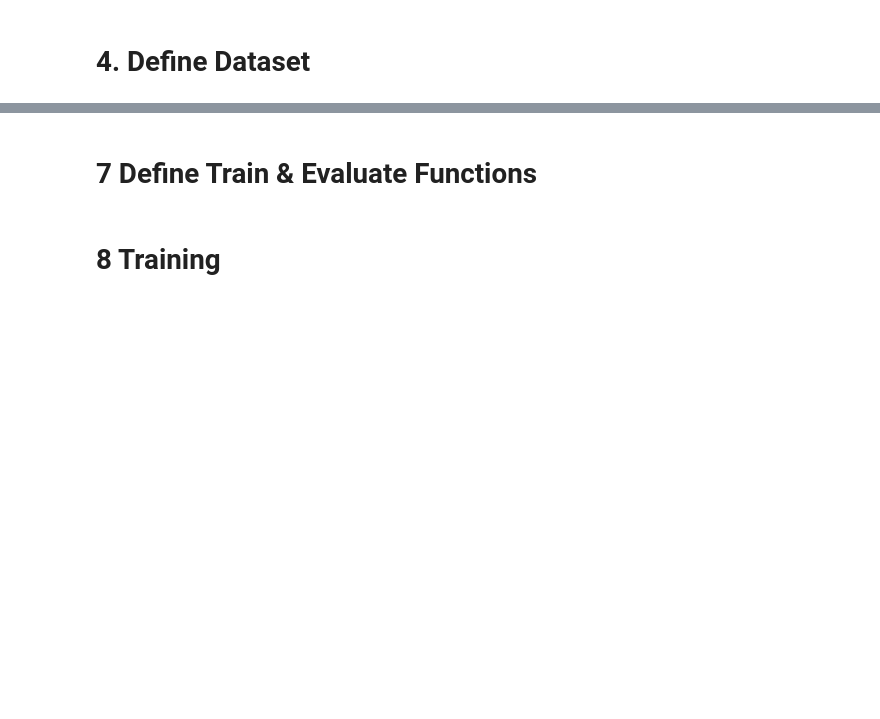
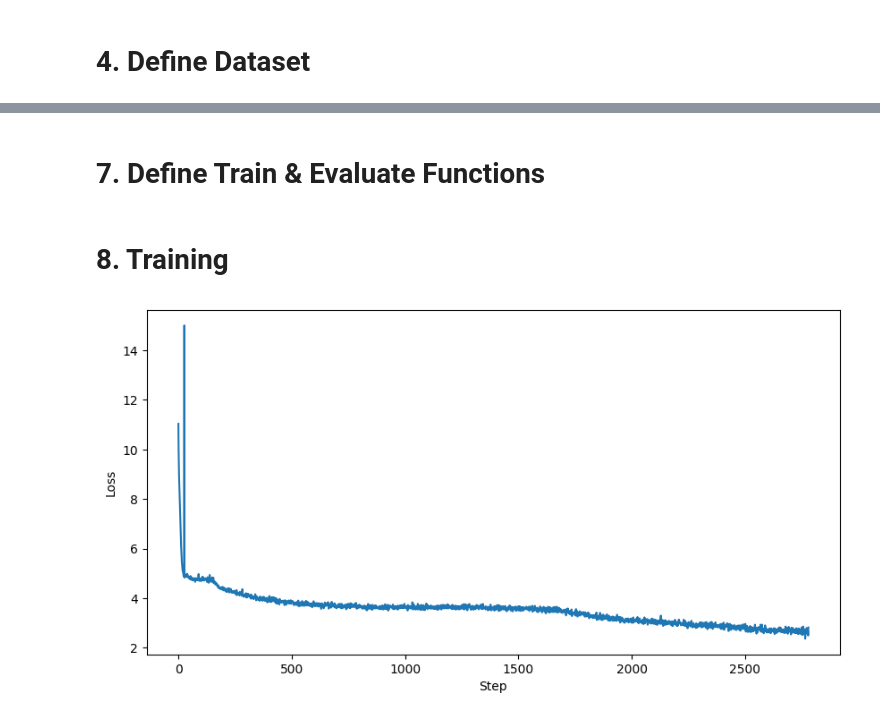
Before and after one commit to COK-ZhangZiliang/llm-learn, a Jupyter notebook: GPT2.ipynb, the cells around one changed output, grey strips where cells are left out. Cells and saved outputs as stored; diff of their text form; code cells hidden in the pictures; blank space fills up the shorter version.

Commit message:
fin: compeleted the training

```diff
--- a/GPT2.ipynb
+++ b/GPT2.ipynb
@@ -248,6 +251,9 @@ scheduler = torch.optim.lr_scheduler.CosineAnnealingLR(optimizer, T_max=1000)
 # %% [markdown]
-# 7 Define Train & Evaluate Functions
+# 7. Define Train & Evaluate Functions
 # %%
+from IPython.display import clear_output
+import matplotlib.pyplot as plt
+
 def train(model, optimizer, scheduler, train_loader):
     model.train()
     total_loss = 0
@@ -258,51 +264,45 @@ def train(model, optimizer, scheduler, train_loader):
         loss.backward()
         optimizer.step()
         scheduler.step()
-        total_los += loss.item()
+        total_loss += loss.item()
 
-        if step % 100 == 0:
-            print(f"Epoch: {epoch}, Step: {step}/{len(train_loader)}, Loss: {loss.item():.4f}")
+        # if step % 100 == 0:
+        #     print(f"Epoch: {epoch}, Step: {step}/{len(train_loader)}, Loss: {loss.item():.4f}")
+
+        # dynamically drawing the loss curve
+        losses.append(loss.item())
+        clear_output(wait=True)
+        plt.figure(figsize=(10, 5))
+        plt.plot(losses)
+        plt.xlabel('Step')
+        plt.ylabel('Loss')
+        plt.show()
     return total_loss
 
 def eval(model, val_loader):
     model.eval()
     val_loss = 0
     with torch.no_grad():
-        for x, y in test_loader:
+        for x, y in val_loader:
             x, y = x.to(device), y.to(device)
             logits, loss = model(x, y)
             val_loss += loss.item()
     return val_loss
 # %% [markdown]
-# 8 Training
+# 8. Training
 # %%
-from IPython.display import clear_output
-
-for epoch in range(2000):
+losses = []
+for epoch in range(10):
     train_loss = train(model, optimizer, scheduler, train_loader)
     val_loss = eval(model, val_loader)
 
-    # dynamically drawing the loss curve
-    import matplotlib.pyplot as plt
-    train_losses = []
-    val_losses = []
-    train_losses.append(train_loss)
-    val_losses.append(val_loss)
-    clear_output(wait=True)
-    plt.figure(figsize=(10, 5))
-    plt.plot(train_losses, label='Train Loss')
-    plt.plot(val_losses, label='Validation Loss')
-    plt.xlabel('Epoch')
-    plt.ylabel('Loss')
-    plt.legend()
-    plt.show()
-
-    if (epoch + 1) % 100 == 0:
-        checkpoint = {
-            'epoch': epoch,
-            'model_state_dict': model.state_dict(),
-            'optimizer_state_dict': optimizer.state_dict(),
-            'scheduler_state_dict': scheduler.state_dict(),
-            'val_loss': val_loss
-        }
-        torch.save(checkpoint, f"GPT2/checkpoint_{epoch}.pt"
+    checkpoint = {
+        'epoch': epoch,
+        'model_state_dict': model.state_dict(),
+        'optimizer_state_dict': optimizer.state_dict(),
+        'scheduler_state_dict': scheduler.state_dict(),
+        'val_loss': val_loss
+    }
+    torch.save(checkpoint, f"GPT2/checkpoint_{epoch}.pt")
+# %% [output]
+[figure, added]
```
Also changed, not shown: parts of 8 cells of this notebook, 1 other file.
